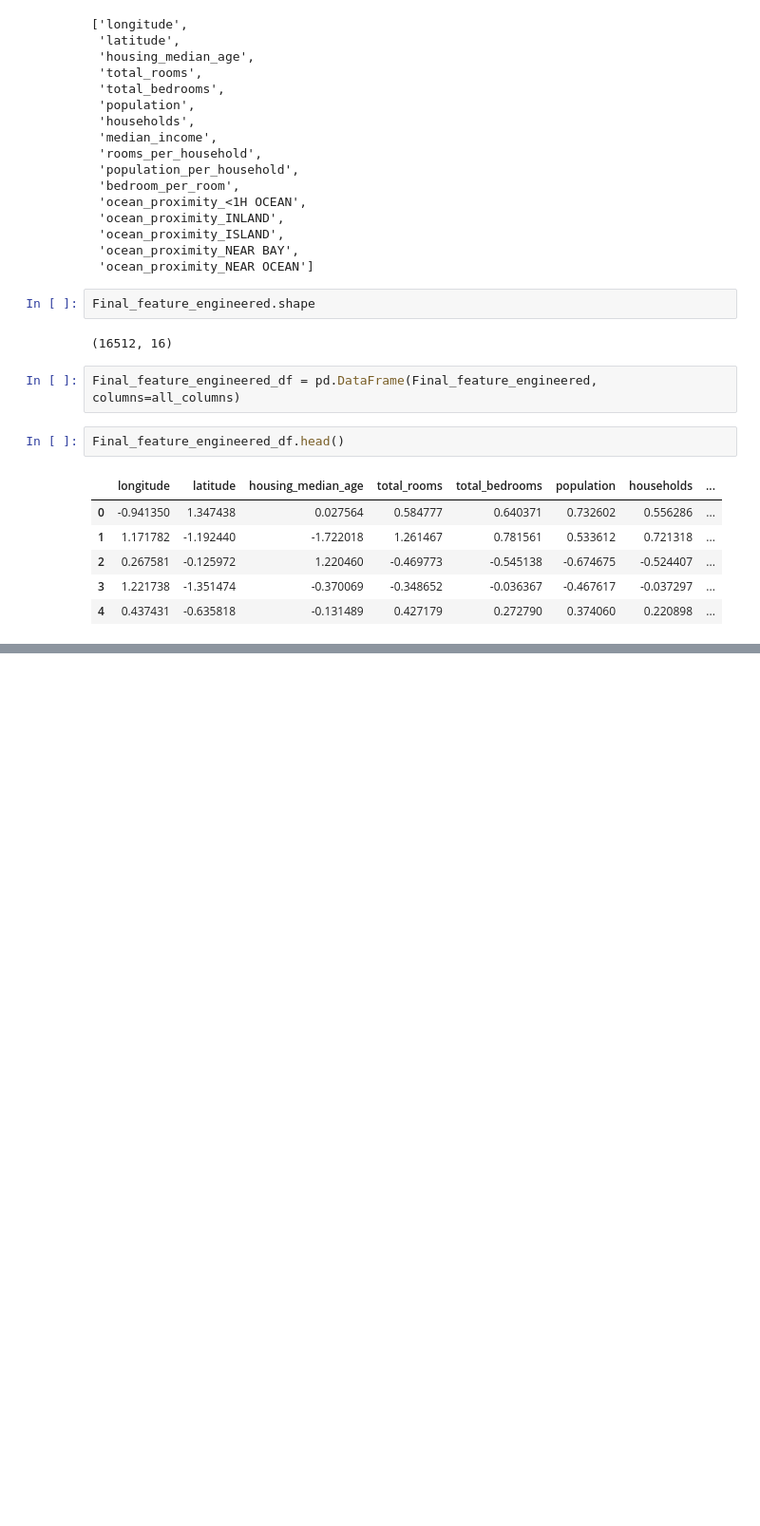
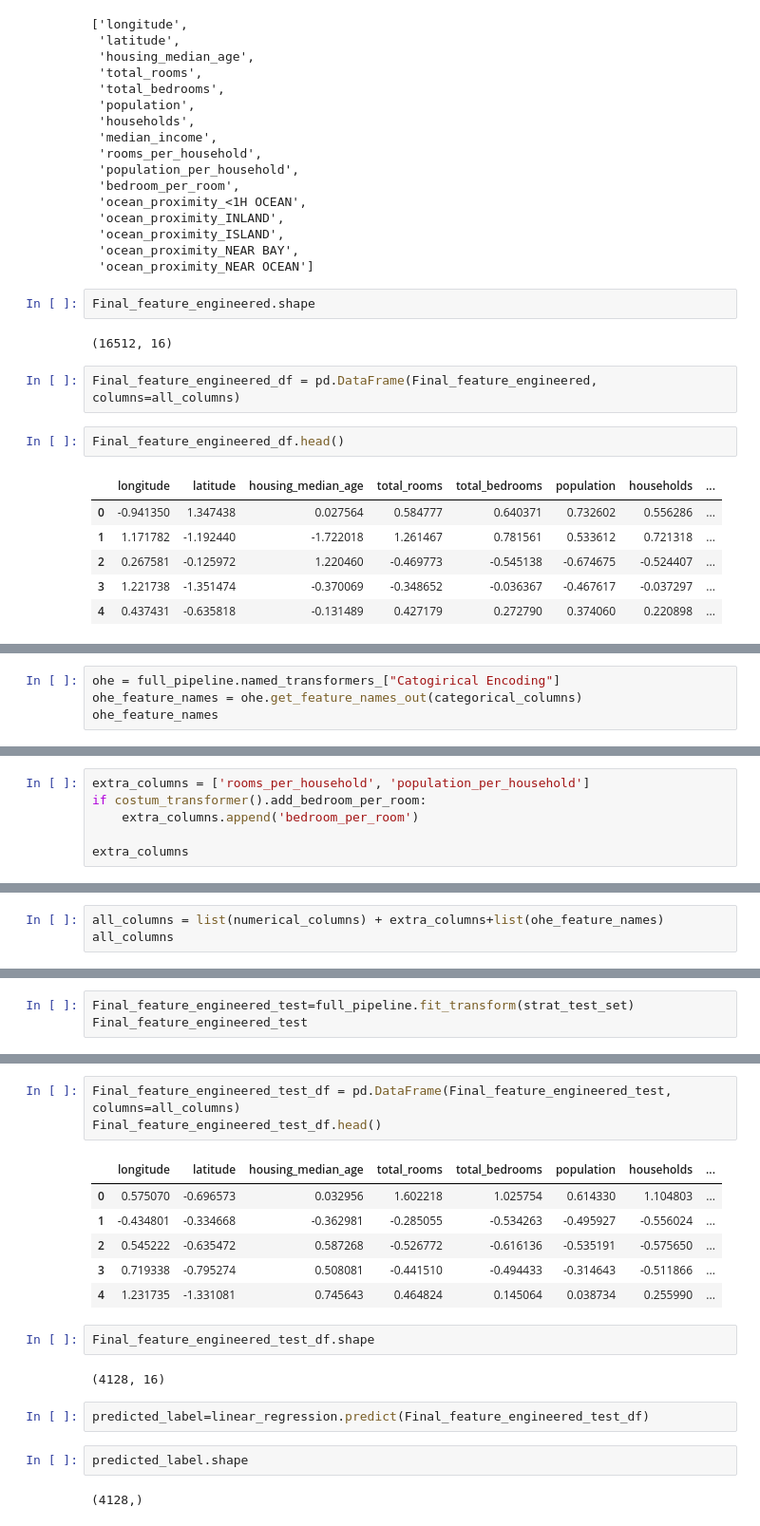
Before and after one commit to ashu433/Machine-Learning-Codes-and-Assignment, a Jupyter notebook: Machine_Learning_Book_Practice_1.ipynb, the cells around one changed output, grey strips where cells are left out. Shown at 95% size. Saved outputs shown, nothing was run; the diff lists cells and outputs as text; blank space fills up the shorter version.

```diff
--- a/Machine_Learning_Book_Practice_1.ipynb
+++ b/Machine_Learning_Book_Practice_1.ipynb
@@ -519,0 +594,4 @@ Final_feature_engineered_df.head()
+# %%
+ohe = full_pipeline.named_transformers_["Catogirical Encoding"]
+ohe_feature_names = ohe.get_feature_names_out(categorical_columns)
+ohe_feature_names
@@ -519,0 +602,6 @@ Final_feature_engineered_df.head()
+# %%
+extra_columns = ['rooms_per_household', 'population_per_household']
+if costum_transformer().add_bedroom_per_room:
+    extra_columns.append('bedroom_per_room')
+
+extra_columns
@@ -519,0 +610,3 @@ Final_feature_engineered_df.head()
+# %%
+all_columns = list(numerical_columns) + extra_columns+list(ohe_feature_names)
+all_columns
@@ -519,0 +630,3 @@ Final_feature_engineered_df.head()
+# %%
+Final_feature_engineered_test=full_pipeline.fit_transform(strat_test_set)
+Final_feature_engineered_test
@@ -519,0 +647,20 @@ Final_feature_engineered_df.head()
+# %%
+Final_feature_engineered_test_df = pd.DataFrame(Final_feature_engineered_test, columns=all_columns)
+Final_feature_engineered_test_df.head()
+# %% [output]
+|  | longitude | latitude | housing_median_age | total_rooms | total_bedrooms | population | households | ... |
+| 0 | 0.575070 | -0.696573 | 0.032956 | 1.602218 | 1.025754 | 0.614330 | 1.104803 | ... |
+| 1 | -0.434801 | -0.334668 | -0.362981 | -0.285055 | -0.534263 | -0.495927 | -0.556024 | ... |
+| 2 | 0.545222 | -0.635472 | 0.587268 | -0.526772 | -0.616136 | -0.535191 | -0.575650 | ... |
+| 3 | 0.719338 | -0.795274 | 0.508081 | -0.441510 | -0.494433 | -0.314643 | -0.511866 | ... |
+| 4 | 1.231735 | -1.331081 | 0.745643 | 0.464824 | 0.145064 | 0.038734 | 0.255990 | ... |
+# %%
+Final_feature_engineered_test_df.shape
+# %% [output]
+(4128, 16)
+# %%
+predicted_label=linear_regression.predict(Final_feature_engineered_test_df)
+# %%
+predicted_label.shape
+# %% [output]
+(4128,)
```
Also changed, not shown: parts of 42 cells of this notebook.
